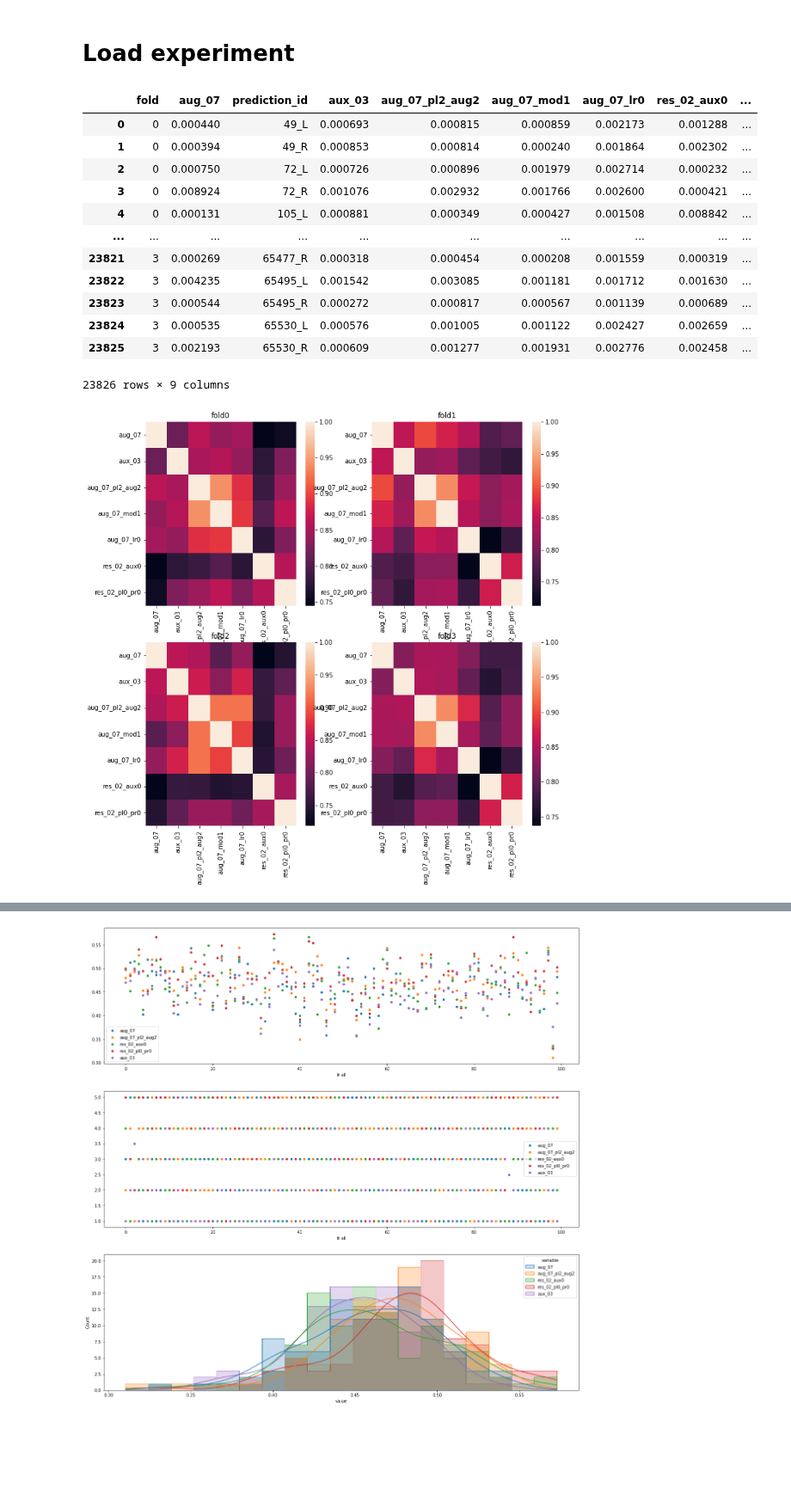
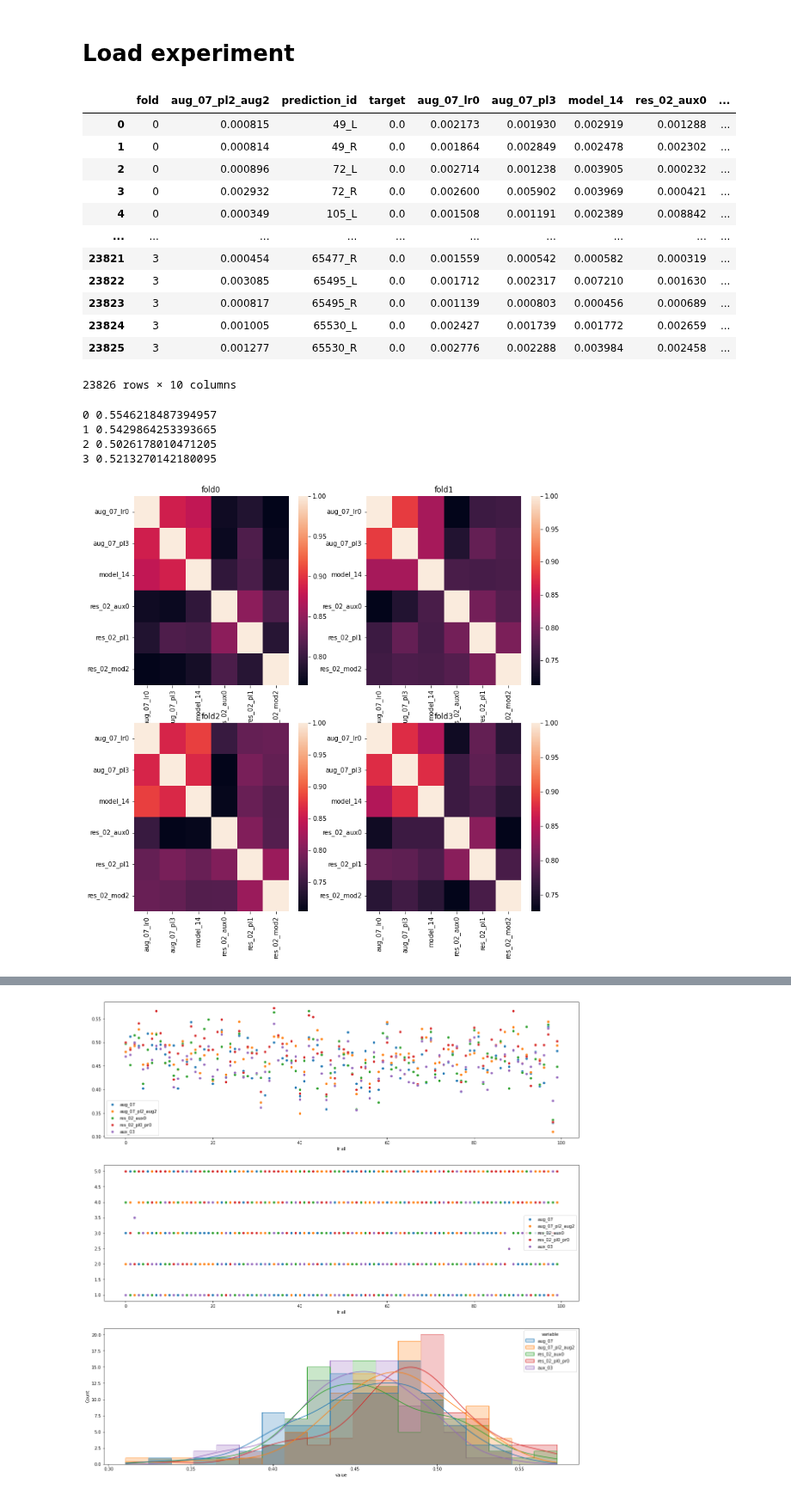
Before and after one commit to analokmaus/kaggle-rsna-breast-cancer, a Jupyter notebook: 01_post_analysis.ipynb, the cells around one changed output, grey strips where cells are left out. Shown at 86% size. Saved outputs shown, nothing was run; the diff lists cells and outputs as text; code cells hidden in the pictures; blank space fills up the shorter version.

```diff
--- a/01_post_analysis.ipynb
+++ b/01_post_analysis.ipynb
@@ -31,60 +37,84 @@ from configs import *
 from kuma_utils.utils import sigmoid
 from sklearn.metrics import roc_auc_score
 # %%
-def aggregate_results(cfg):
+def agg_results(cfg, return_target=False):
     with open(f'results/{cfg.name}/predictions.pickle', 'rb') as f:
         predictions = pickle.load(f)
     res_df = []
-    for fold_i, (folds, pred_fold) in enumerate(zip(predictions['folds'], predictions['outoffolds'])):
+    for fold_i, (folds, pred_fold, target_fold) in enumerate(
+        zip(predictions['folds'], predictions['outoffolds'], predictions['targets'])):
+
         ds = cfg.dataset(df=train.iloc[folds[1]], image_dir=None)
         for i in range(len(ds)):
-            record = ds.df_dict[ds.pids[i]]
-            res_df.append({
+            record = {
                 'fold': fold_i,
                 'pred': sigmoid(pred_fold[i][0]),
-                'prediction_id': f'{ds.pids[i][0]}_{ds.pids[i][1]}'})
+                'prediction_id': f'{ds.pids[i][0]}_{ds.pids[i][1]}'}
+            if return_target:
+                record['target'] = target_fold[i][0]
+            res_df.append(record)
     res_df = pd.DataFrame(res_df)
     return res_df
 
 configs_to_export = [
-    Aug07(), AuxLoss03(), Aug07pl2aug2(), Aug07mod1(), Aug07lr0(), Res02Aux0(), Res02pl0pr0(),
+    Aug07pl2aug2(),
+    Aug07lr0(), Aug07pl3(),
+    Model14(),
+    Res02Aux0(),
+    Res02pl1(),
+    Res02mod2(),
 ]
-for icfg, cfg in enumerate(configs_to_export):
-    oof_df = aggregate_results(cfg)
-    oof_df.to_csv(f'input/rsna-breast-cancer-detection/oofs/kuma_{cfg.name}.csv', index=False)
+
+configs_names = [cfg.name for cfg in configs_to_export]
+# %%
+for icfg, cfg in enumerate(configs_to_export):
+    oof_df = agg_results(cfg)
+    oof_df.to_csv(f'input/rsna-breast-cancer-detection/oofs/kuma_{cfg.name}.csv', index=False)
 # %%
 for icfg, cfg in enumerate(configs_to_export):
     if icfg == 0:
-        oof_df = aggregate_results(cfg).rename({'pred': f'{cfg.name}'}, axis=1)
+        oof_df = agg_results(cfg, return_target=True).rename({'pred': f'{cfg.name}'}, axis=1)
     else:
         oof_df = oof_df.merge(
-            aggregate_results(cfg).rename({'pred': f'{cfg.name}'}, axis=1),
+            agg_results(cfg).rename({'pred': f'{cfg.name}'}, axis=1),
             on=['prediction_id', 'fold'], how='left')
 
 oof_df
 # %% [output]
-|  | fold | aug_07 | prediction_id | aux_03 | aug_07_pl2_aug2 | aug_07_mod1 | aug_07_lr0 | res_02_aux0 | ... |
-| 0 | 0 | 0.000440 | 49_L | 0.000693 | 0.000815 | 0.000859 | 0.002173 | 0.001288 | ... |
-| 1 | 0 | 0.000394 | 49_R | 0.000853 | 0.000814 | 0.000240 | 0.001864 | 0.002302 | ... |
-| 2 | 0 | 0.000750 | 72_L | 0.000726 | 0.000896 | 0.001979 | 0.002714 | 0.000232 | ... |
-| 3 | 0 | 0.008924 | 72_R | 0.001076 | 0.002932 | 0.001766 | 0.002600 | 0.000421 | ... |
-| 4 | 0 | 0.000131 | 105_L | 0.000881 | 0.000349 | 0.000427 | 0.001508 | 0.008842 | ... |
+|  | fold | aug_07_pl2_aug2 | prediction_id | target | aug_07_lr0 | aug_07_pl3 | model_14 | res_02_aux0 | ... |
+| 0 | 0 | 0.000815 | 49_L | 0.0 | 0.002173 | 0.001930 | 0.002919 | 0.001288 | ... |
+| 1 | 0 | 0.000814 | 49_R | 0.0 | 0.001864 | 0.002849 | 0.002478 | 0.002302 | ... |
+| 2 | 0 | 0.000896 | 72_L | 0.0 | 0.002714 | 0.001238 | 0.003905 | 0.000232 | ... |
+| 3 | 0 | 0.002932 | 72_R | 0.0 | 0.002600 | 0.005902 | 0.003969 | 0.000421 | ... |
+| 4 | 0 | 0.000349 | 105_L | 0.0 | 0.001508 | 0.001191 | 0.002389 | 0.008842 | ... |
 | ... | ... | ... | ... | ... | ... | ... | ... | ... | ... |
-| 23821 | 3 | 0.000269 | 65477_R | 0.000318 | 0.000454 | 0.000208 | 0.001559 | 0.000319 | ... |
-| 23822 | 3 | 0.004235 | 65495_L | 0.001542 | 0.003085 | 0.001181 | 0.001712 | 0.001630 | ... |
-| 23823 | 3 | 0.000544 | 65495_R | 0.000272 | 0.000817 | 0.000567 | 0.001139 | 0.000689 | ... |
-| 23824 | 3 | 0.000535 | 65530_L | 0.000576 | 0.001005 | 0.001122 | 0.002427 | 0.002659 | ... |
-| 23825 | 3 | 0.002193 | 65530_R | 0.000609 | 0.001277 | 0.001931 | 0.002776 | 0.002458 | ... |
+| 23821 | 3 | 0.000454 | 65477_R | 0.0 | 0.001559 | 0.000542 | 0.000582 | 0.000319 | ... |
+| 23822 | 3 | 0.003085 | 65495_L | 0.0 | 0.001712 | 0.002317 | 0.007210 | 0.001630 | ... |
+| 23823 | 3 | 0.000817 | 65495_R | 0.0 | 0.001139 | 0.000803 | 0.000456 | 0.000689 | ... |
+| 23824 | 3 | 0.001005 | 65530_L | 0.0 | 0.002427 | 0.001739 | 0.001772 | 0.002659 | ... |
+| 23825 | 3 | 0.001277 | 65530_R | 0.0 | 0.002776 | 0.002288 | 0.003984 | 0.002458 | ... |
-23826 rows × 9 columns
+23826 rows × 10 columns
+# %%
+metric = PercentilePfbeta(percentile_range=(97.5, 99.0), n_trials=30)
+for fold in range(4):
+    oof_fold = oof_df.query('fold == @fold')
+    avg_oof = oof_fold[configs_names].mean(1)
+    score, percentile, threshold = metric(avg_oof.values, oof_fold['target'].values)
+    print(fold, score)
+# %% [output]
+0 0.5546218487394957
+1 0.5429864253393665
+2 0.5026178010471205
+3 0.5213270142180095
 # %%
 plt.figure(figsize=(12, 12))
 for fold, fold_df in oof_df.groupby('fold'):
     plt.subplot(2, 2, fold+1)
-    sns.heatmap(fold_df.drop(['fold', 'prediction_id'], axis=1).corr())
+    sns.heatmap(fold_df.drop(['fold', 'prediction_id', 'target'], axis=1).corr())
     plt.title(f'fold{fold}')
 plt.show()
 # %% [output]
-[figure, old version]
+[figure, new version]
 # %%
 # for fold in range(4):
 #     checkpoint = torch.load(f'results/aug_07_pl0_es0/fold{fold}.pt')
```
Also changed, not shown: parts of 20 cells of this notebook, 6 other files.
